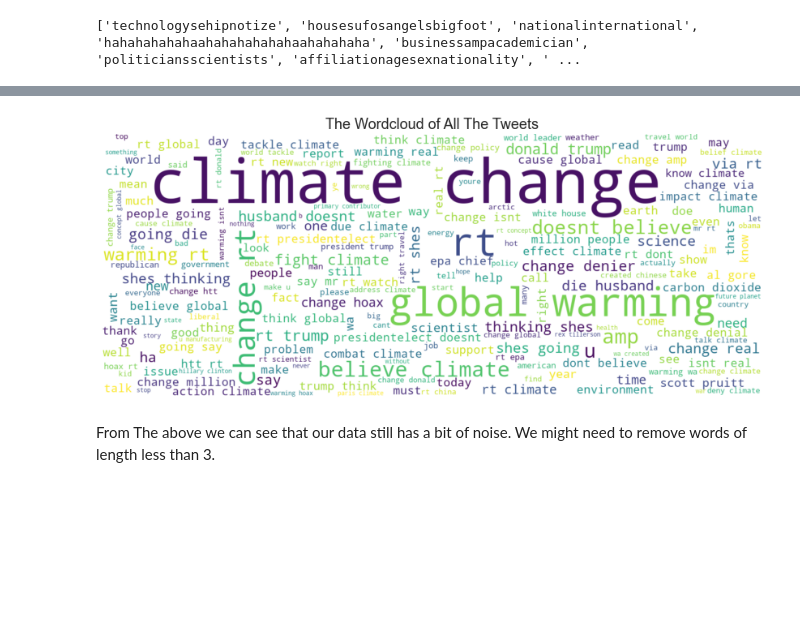
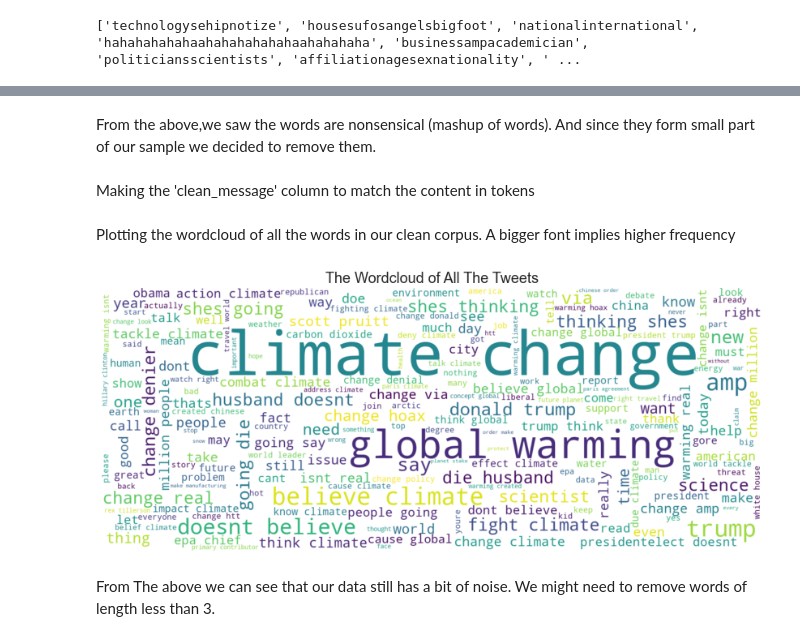
Before and after one commit to nkonyanihlulani/EDSA_Classification_TS3, a Jupyter notebook: EDSA_Classification_TS3.ipynb, the cells around one changed output, grey strips where cells are left out. Cells and saved outputs as stored; diff of their text form; code cells hidden in the pictures; blank space fills up the shorter version.

Commit message:
word_length diagram analysis

```diff
--- a/EDSA_Classification_TS3.ipynb
+++ b/EDSA_Classification_TS3.ipynb
@@ -276,0 +278,6 @@ We created a wordcloud for all the words in our clean dataset to see the most co
+# %% [markdown]
+From the above,we saw the words are nonsensical (mashup of words). And since they form small part of our sample we decided to remove them.
+# %%
+train_df['tokens'] = train_df['tokens'].apply(lambda x : [i for i in x if i not in greater_than_20])
+# %% [markdown]
+Making the 'clean_message' column to match the content in tokens
@@ -277,15 +286,17 @@ We created a wordcloud for all the words in our clean dataset to see the most co
+# %% [markdown]
+Plotting the wordcloud of all the words in our clean corpus. A bigger font implies higher frequency
 # %%
-all_words = ' '.join(all_words_ls)
+all_words = ' '.join([text for text in train_df['clean_message']])
 
 wordcloud = WordCloud(width=1500, height=600,  background_color='white').generate(all_words)
 
 plt.figure(figsize=(15, 6))
 plt.imshow(wordcloud, interpolation="bilinear")
 plt.axis('off')
 plt.title('The Wordcloud of All The Tweets')
 plt.show()
 # %% [output]
-[figure, old version]
+[figure, new version]
 # %% [markdown]
 From The above we can see that our data still has a bit of noise. We might need to remove words of length less than 3.
 # %% [markdown]
```
Also changed, not shown: parts of 5 cells of this notebook.
